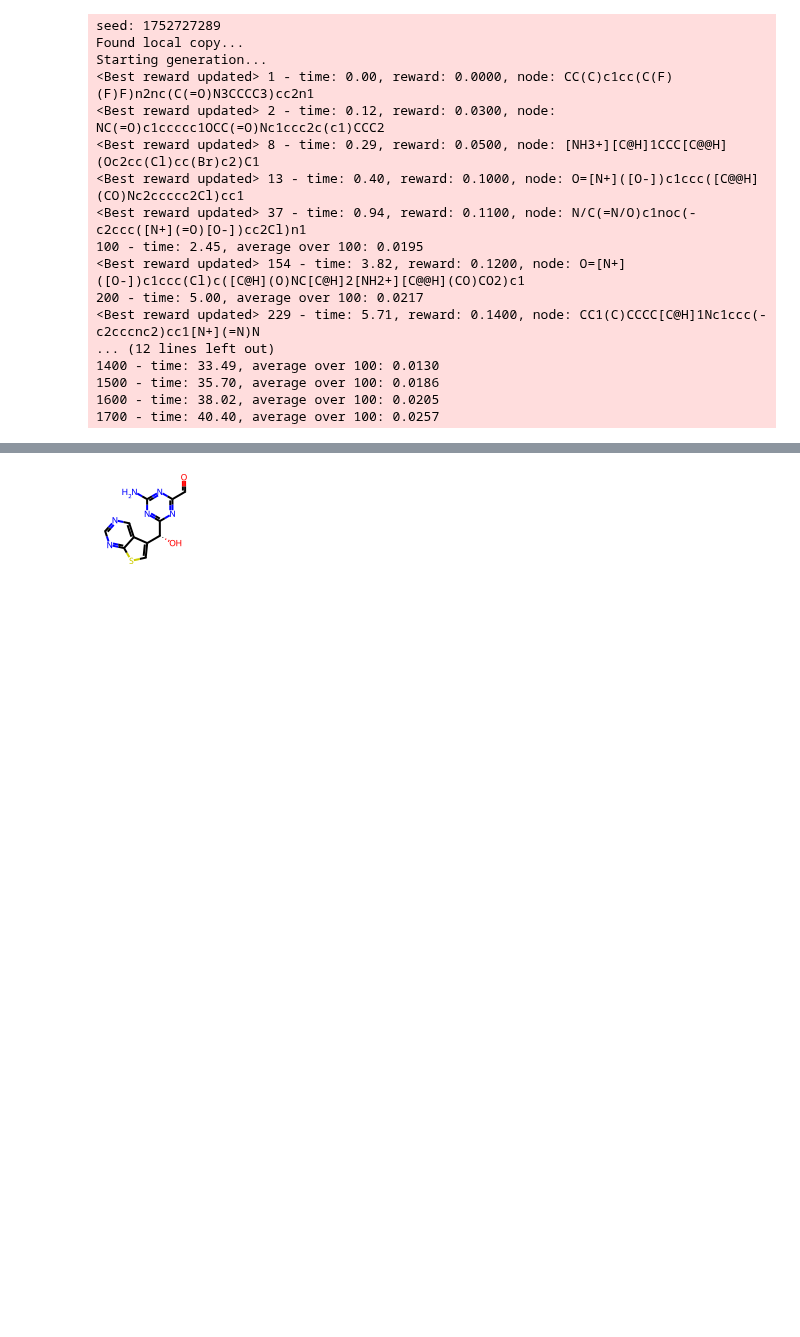
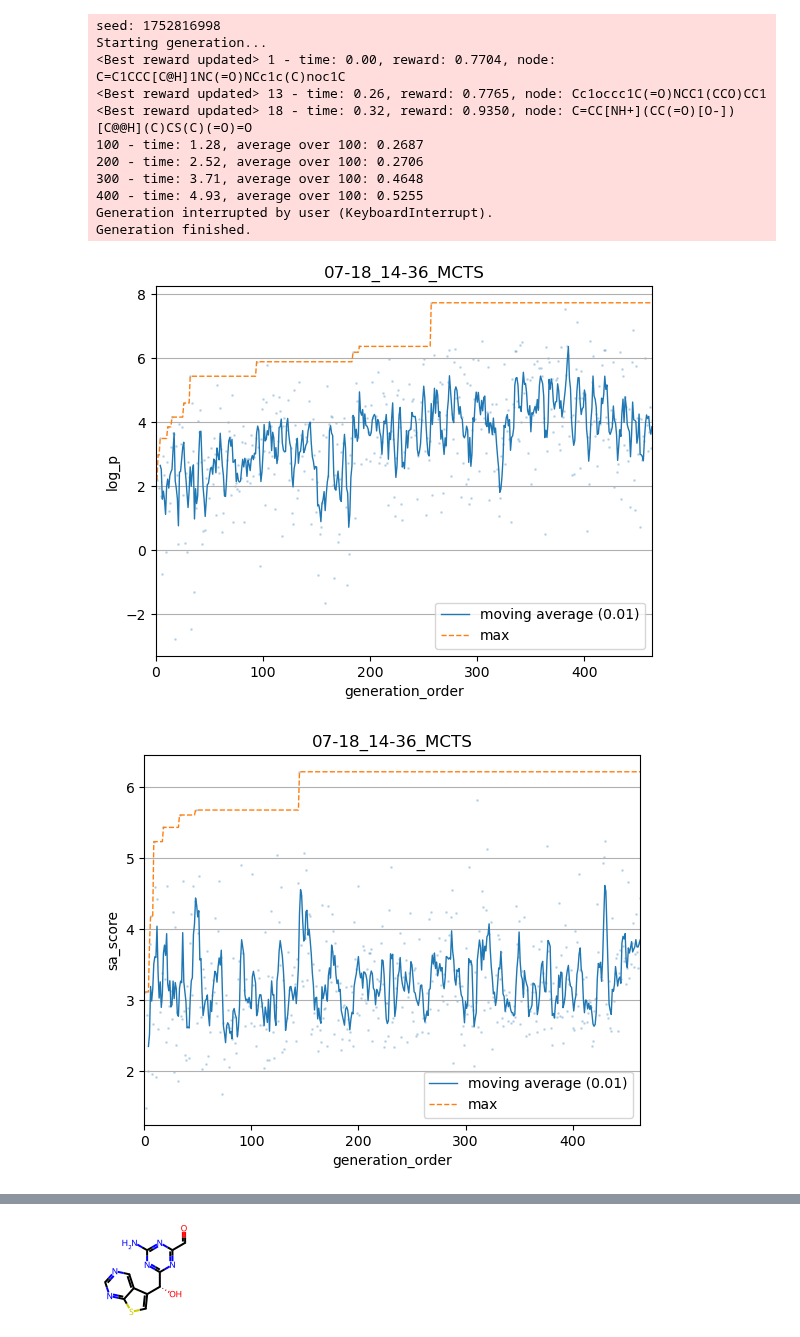
Before and after one commit to molecule-generator-collection/ChemTSv3, a Jupyter notebook: sandbox/generation.ipynb, the cells around one changed output, grey strips where cells are left out. Saved outputs shown, nothing was run; the diff lists cells and outputs as text; code cells hidden in the pictures; blank space fills up the shorter version.

```diff
--- a/sandbox/generation.ipynb
+++ b/sandbox/generation.ipynb
@@ -25,35 +28,31 @@ def queue_generations(*args: str):
 # %%
 # start generation
 
 # yaml_path = "config/mcts_helm.yaml"
-# yaml_path = "config/mcts_smiles.yaml"
+yaml_path = "config/mcts_smiles.yaml"
 # yaml_path = "config/model_test.yaml"
 # yaml_path = "config/mcts_d_score.yaml"
 # yaml_path = "config/mcts_biot5.yaml"
 # yaml_path = "config/mcts_smirks.yaml"
 # yaml_path = "config/mcts_jensen.yaml"
 # yaml_path = "config/heapq_smiles.yaml"
-yaml_path = "config/mol_opt/jnk3.yaml"
+# yaml_path = "config/mol_opt/jnk3.yaml"
 
 conf = conf_from_yaml(yaml_path, repo_root)
 generator = generator_from_conf(conf, repo_root)
 generate_and_analyze(generator, conf)
 # queue_generations(c1, c2)
 # %% [output]
-seed: 1752727289
-Found local copy...
+seed: 1752816998
 Starting generation...
-<Best reward updated> 1 - time: 0.00, reward: 0.0000, node: CC(C)c1cc(C(F)(F)F)n2nc(C(=O)N3CCCC3)cc2n1
-<Best reward updated> 2 - time: 0.12, reward: 0.0300, node: NC(=O)c1ccccc1OCC(=O)Nc1ccc2c(c1)CCC2
-<Best reward updated> 8 - time: 0.29, reward: 0.0500, node: [NH3+][C@H]1CCC[C@@H](Oc2cc(Cl)cc(Br)c2)C1
-<Best reward updated> 13 - time: 0.40, reward: 0.1000, node: O=[N+]([O-])c1ccc([C@@H](CO)Nc2ccccc2Cl)cc1
-<Best reward updated> 37 - time: 0.94, reward: 0.1100, node: N/C(=N/O)c1noc(-c2ccc([N+](=O)[O-])cc2Cl)n1
-100 - time: 2.45, average over 100: 0.0195
-<Best reward updated> 154 - time: 3.82, reward: 0.1200, node: O=[N+]([O-])c1ccc(Cl)c([C@H](O)NC[C@H]2[NH2+][C@@H](CO)CO2)c1
-200 - time: 5.00, average over 100: 0.0217
-<Best reward updated> 229 - time: 5.71, reward: 0.1400, node: CC1(C)CCCC[C@H]1Nc1ccc(-c2cccnc2)cc1[N+](=N)N
-... (12 lines left out)
-1400 - time: 33.49, average over 100: 0.0130
-1500 - time: 35.70, average over 100: 0.0186
-1600 - time: 38.02, average over 100: 0.0205
-1700 - time: 40.40, average over 100: 0.0257
+<Best reward updated> 1 - time: 0.00, reward: 0.7704, node: C=C1CCC[C@H]1NC(=O)NCc1c(C)noc1C
+<Best reward updated> 13 - time: 0.26, reward: 0.7765, node: Cc1occc1C(=O)NCC1(CCO)CC1
+<Best reward updated> 18 - time: 0.32, reward: 0.9350, node: C=CC[NH+](CC(=O)[O-])[C@@H](C)CS(C)(=O)=O
+100 - time: 1.28, average over 100: 0.2687
+200 - time: 2.52, average over 100: 0.2706
+300 - time: 3.71, average over 100: 0.4648
+400 - time: 4.93, average over 100: 0.5255
+Generation interrupted by user (KeyboardInterrupt).
+Generation finished.
+[figure, added]
+[figure, added]
```
Also changed, not shown: parts of 3 cells of this notebook, 6 other files.
